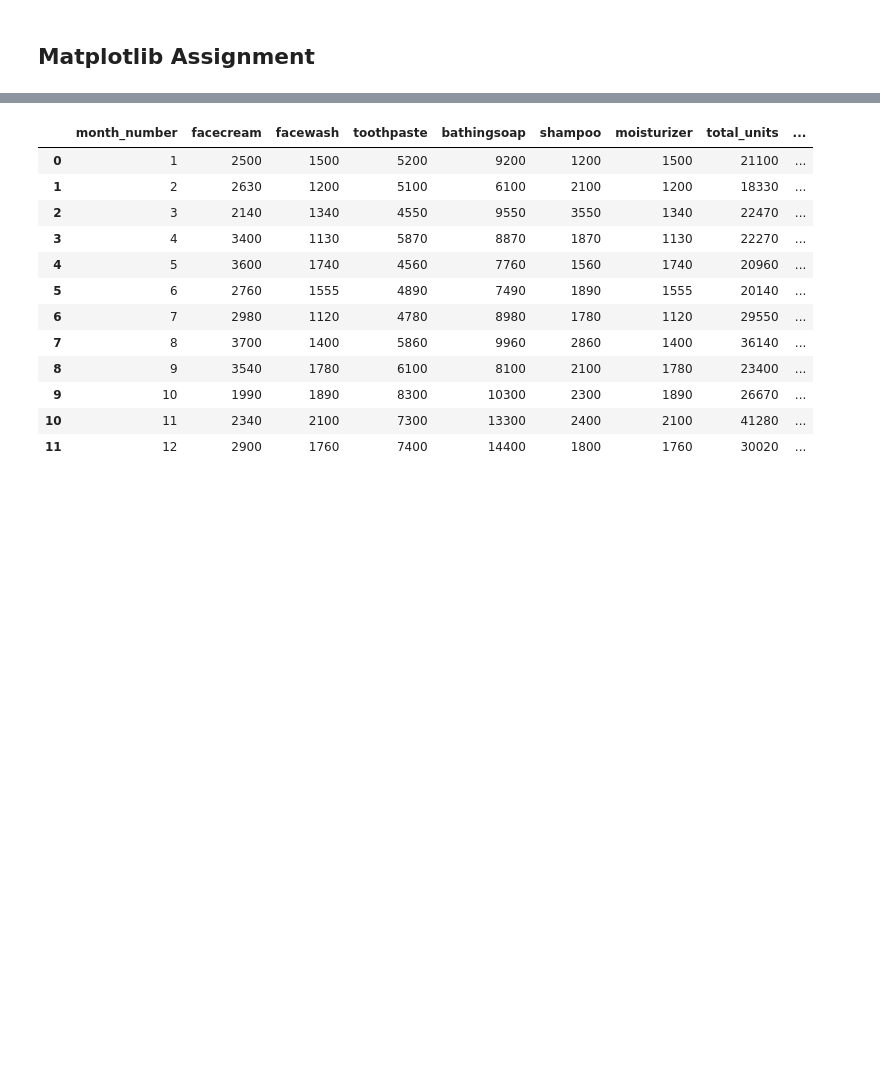
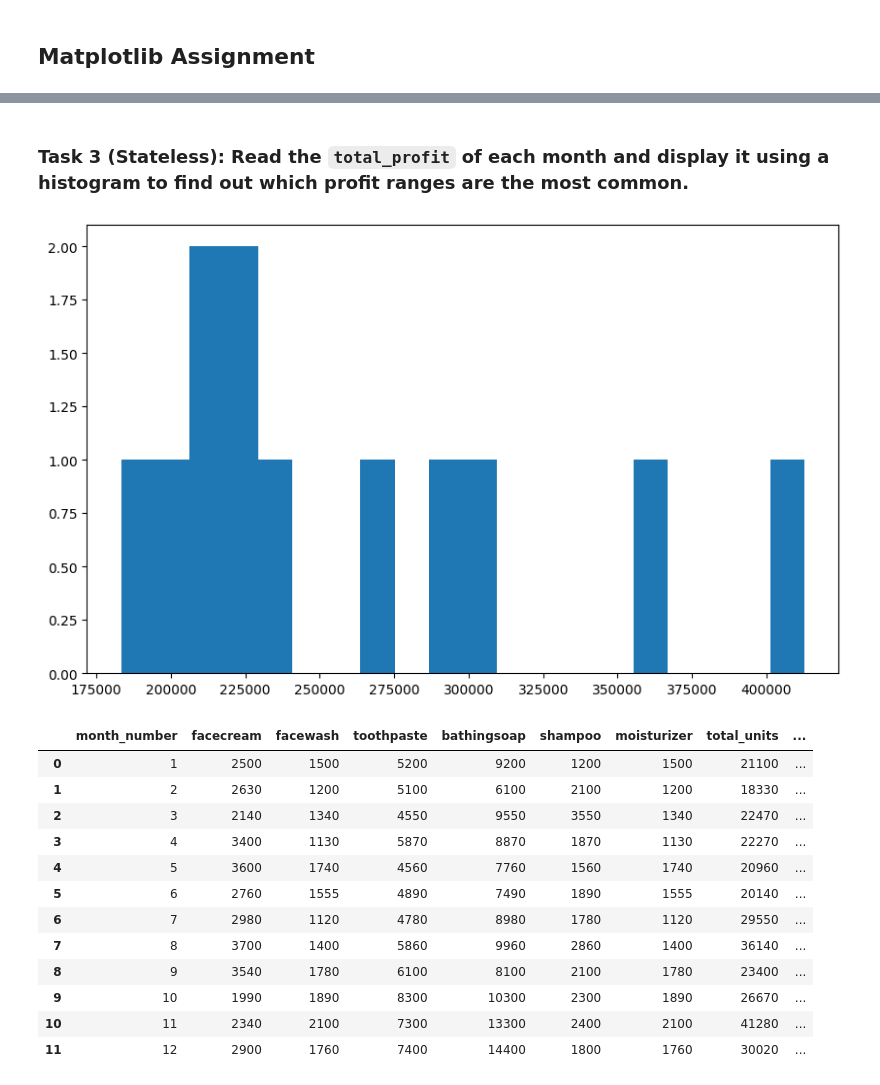
Before and after one commit to jess-moloney/lighthouse-data-notes, a Jupyter notebook: Unit_3/Day_1/dataviz_exercises-master/matplotlib_exercise.ipynb, the cells around one changed output, grey strips where cells are left out. Saved outputs shown, nothing was run; the diff lists cells and outputs as text; code cells hidden in the pictures; blank space fills up the shorter version.

```diff
--- a/Unit_3/Day_1/dataviz_exercises-master/matplotlib_exercise.ipynb
+++ b/Unit_3/Day_1/dataviz_exercises-master/matplotlib_exercise.ipynb
@@ -11,3 +160,23 @@ df=pd.read_csv('company_sales_data.csv')
+# %% [markdown]
+### Task 3 (Stateless): Read the `total_profit` of each month and display it using a histogram to find out which profit ranges are the most common.
+# %%
+import numpy as np
+
+#get data
+y = df['total_profit']
+
+#create the figure and axes
+fig, ax = plt.subplots(figsize=(10,6))
+
+#plot the histogram
+ax.hist(y,bins=20)
+
+#set the x axis tick labels
+xticklabels = np.arange(175000, 425000, 25000)
+ax.xaxis.set_ticks(xticklabels)
+plt.show()
+# %% [output]
+[figure, added]
 # %%
 df
 # %% [output]
```
Also changed, not shown: parts of 20 cells of this notebook, 7 other files.
